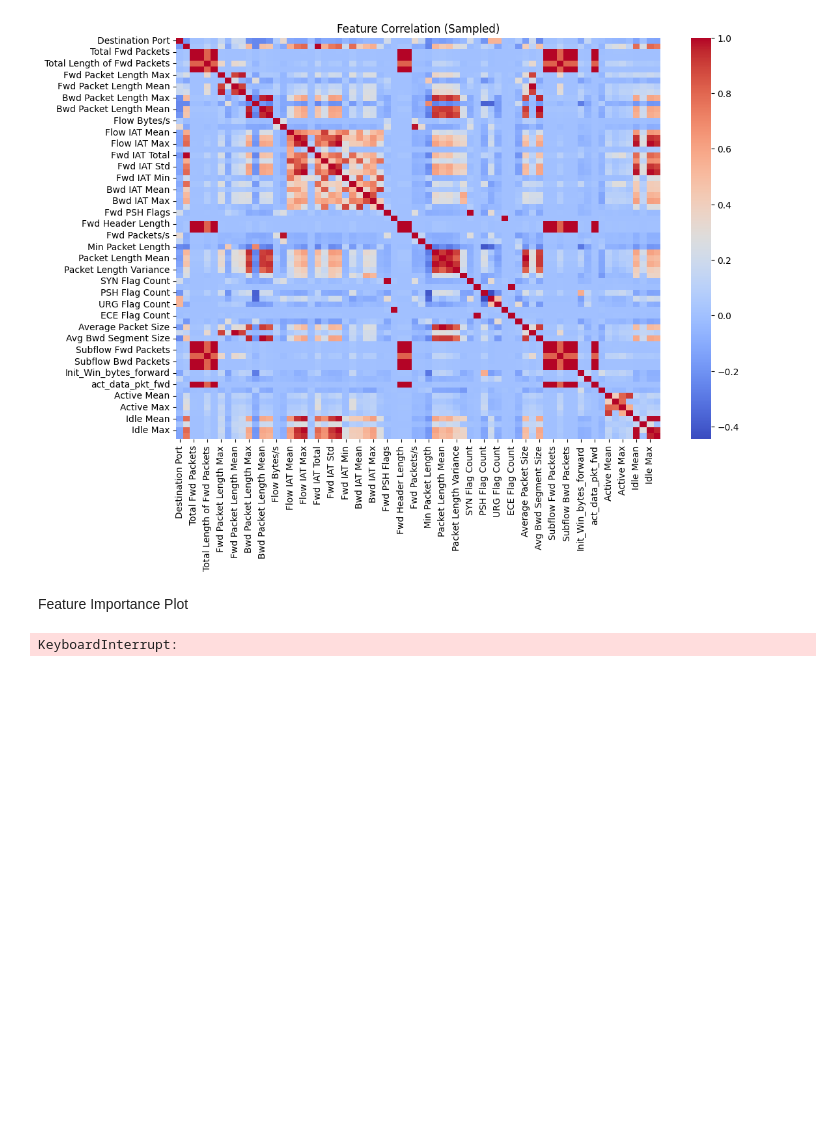
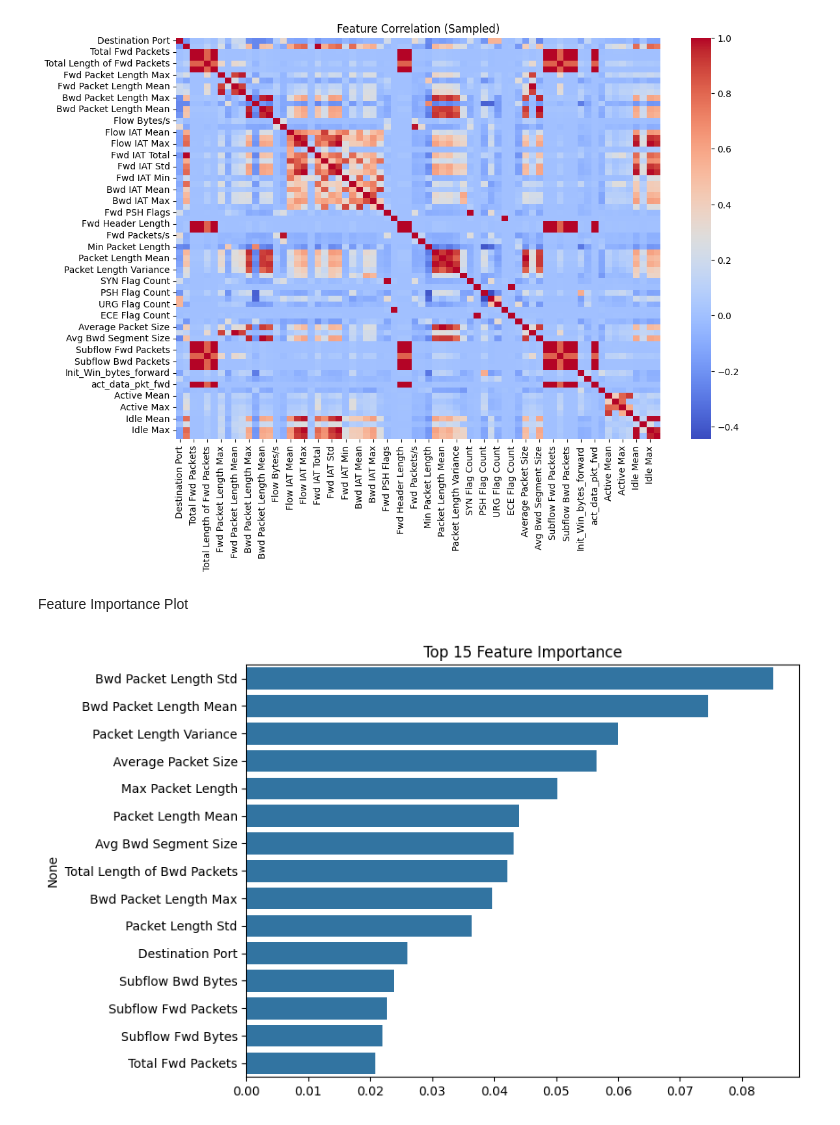
Before and after one commit to akanksha-dev9/Intrusion-Detection-System, a Jupyter notebook: notebooks/eda.ipynb, the cells around one changed output. Drawn from its saved outputs; the diff is of its cells as text; code cells hidden in the pictures; blank space fills up the shorter version.

```diff
--- a/notebooks/eda.ipynb
+++ b/notebooks/eda.ipynb
@@ -130,21 +128,39 @@ Feature Importance Plot
 # %%
 from sklearn.ensemble import RandomForestClassifier
 
+
+
+skew_values = X.skew()
+highly_skewed = skew_values[skew_values > 3]
+
+X_log = X.copy()
+
+for col in highly_skewed.index:
+    if (X_log[col] < 0).any():
+        X_log[col] = X_log[col] - X_log[col].min()
+    X_log[col] = np.log1p(X_log[col])
+
+# sample for faster training
+sample_size = 200000
+sample = X_log.sample(sample_size, random_state=42)
+y_sample = y.loc[sample.index]
+
 rf = RandomForestClassifier(n_estimators=100, random_state=42, n_jobs=-1)
 
-rf.fit(X,y)
+rf.fit(sample, y_sample)
 
 importance = rf.feature_importances_
-feature_importance = pd.Series(importance, index=X.columns).sort_values(ascending=False)
 
-top20 = feature_importance.head(20)
+feature_importance = pd.Series(
+    importance,
+    index=X_log.columns
+).sort_values(ascending=False)
 
-# print("Remaining features:", X_selected.shape)
-# print("Name of features:",list(X_selected.columns))
+top15 = feature_importance.head(15)
 
 plt.figure(figsize=(8,6))
-sns.barplot(x=top20.values, y=top20.index)
-plt.title("Top 20 Feature Importance")
+sns.barplot(x=top15.values, y=top15.index)
+plt.title("Top 15 Feature Importance")
 plt.show()
 # %% [output]
-KeyboardInterrupt:
+[figure, added]
```
Also changed, not shown: parts of 1 cell of this notebook, 4 other files.
